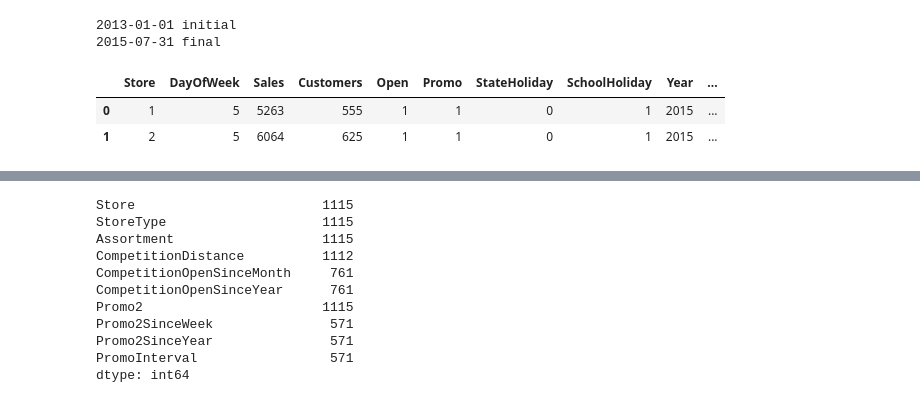
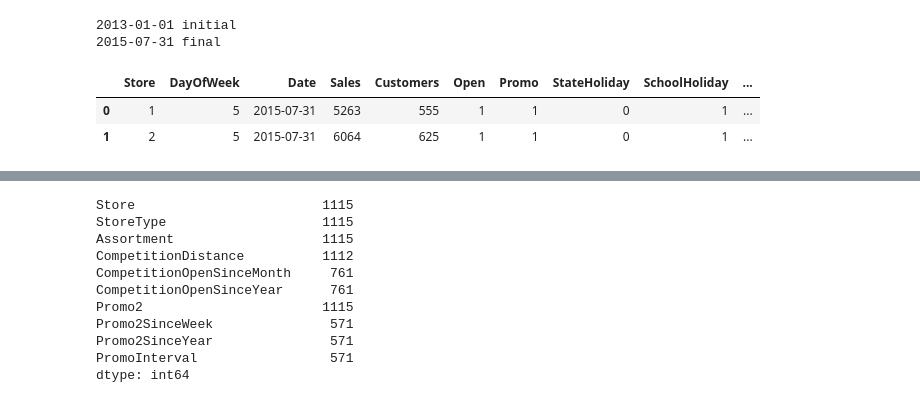
Before and after one commit to vicksypython/Retail-price-prediction-, a Jupyter notebook: ML_Retail_price_prediction_capstone_proj.ipynb, the cells around one changed output, grey strips where cells are left out. Cells and saved outputs as stored; diff of their text form; code cells hidden in the pictures.

```diff
--- a/ML_Retail_price_prediction_capstone_proj.ipynb
+++ b/ML_Retail_price_prediction_capstone_proj.ipynb
@@ -54,6 +54,6 @@ drive.mount('/content/drive')
 Drive already mounted at /content/drive; to attempt to forcibly remount, call drive.mount("/content/drive", force_remount=True).
 # %%
 #Loading Rossman Dataset
-rossman_ds= pd.read_csv('/content/drive/MyDrive/Capstone Project 2/Rossmann Stores Data.csv')
+rossman_ds= pd.read_csv('/content/drive/MyDrive/Colab Notebooks/datasets /ml rossamann dataset/Rossmann Stores Data.csv')
 # %%
 #Loading Store Dataset
@@ -190,12 +190,12 @@ rossman_ds['quarter'] = rossman_ds['Date'].apply(lambda x:x.quarter)
 rossman_ds['WeekOfYear'] = rossman_ds['Date'].apply(lambda x: x.weekofyear)
 # %%
 rossman_ds.sort_values(by=['Date','Store'],inplace=True,ascending=[False,True])
-rossman_ds.drop(columns= 'Date',axis =1,inplace = True)
+
 rossman_ds.head(2)
 # %% [output]
-|  | Store | DayOfWeek | Sales | Customers | Open | Promo | StateHoliday | SchoolHoliday | Year | ... |
-| 0 | 1 | 5 | 5263 | 555 | 1 | 1 | 0 | 1 | 2015 | ... |
-| 1 | 2 | 5 | 6064 | 625 | 1 | 1 | 0 | 1 | 2015 | ... |
+|  | Store | DayOfWeek | Date | Sales | Customers | Open | Promo | StateHoliday | SchoolHoliday | ... |
+| 0 | 1 | 5 | 2015-07-31 | 5263 | 555 | 1 | 1 | 0 | 1 | ... |
+| 1 | 2 | 5 | 2015-07-31 | 6064 | 625 | 1 | 1 | 0 | 1 | ... |
 # %%
 store_ds.describe()
 # %% [output]
```
Also changed, not shown: parts of 16 cells of this notebook.
